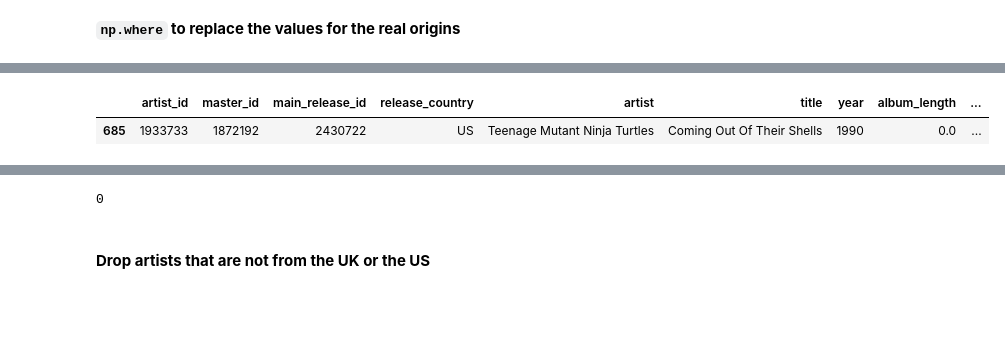
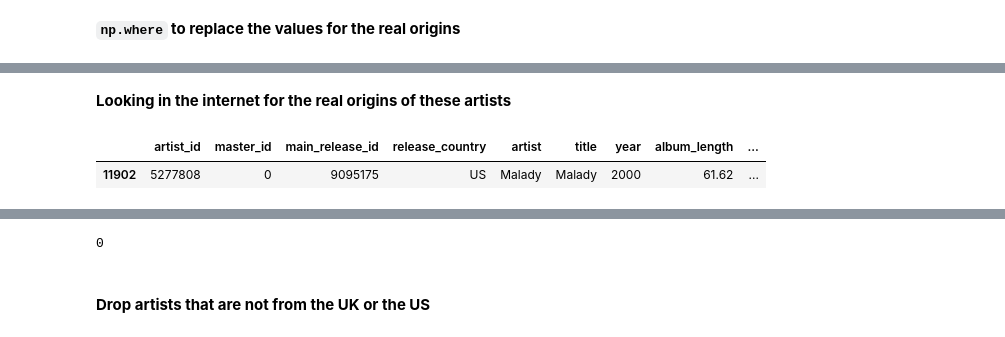
Before and after one commit to arnauog/what_the_rock, a Jupyter notebook: geopy_origins.ipynb, the cells around one changed output, grey strips where cells are left out. Cells and saved outputs as stored; diff of their text form; code cells hidden in the pictures; blank space fills up the shorter version.

```diff
--- a/geopy_origins.ipynb
+++ b/geopy_origins.ipynb
@@ -977,0 +988,2 @@ df_new_artists["origin"] = np.where(df_new_artists["artist"]=="Bomrowmgvo", "Eng
+# %% [markdown]
+**Looking in the internet for the real origins of these artists**
@@ -978,9 +992,9 @@ df_new_artists["origin"] = np.where(df_new_artists["artist"]=="Bomrowmgvo", "Eng
 # %%
 # look for the albums of the artist in the original df to check it's the correct artist
-df[df['artist']=="Teenage Mutant Ninja Turtles	".strip()].sort_values('year').head()
+df[df['artist']=="Malady".strip()].sort_values('year').head()
 # %% [output]
 |  | artist_id | master_id | main_release_id | release_country | artist | title | year | album_length | ... |
-| 685 | 1933733 | 1872192 | 2430722 | US | Teenage Mutant Ninja Turtles | Coming Out Of Their Shells | 1990 | 0.0 | ... |
+| 11902 | 5277808 | 0 | 9095175 | US | Malady | Malady | 2000 | 61.62 | ... |
 # %%
 # check if there's info of the artist origin in the column 'artist_profile'
 import textwrap
```
Also changed, not shown: parts of 57 cells of this notebook, 18 other files.
